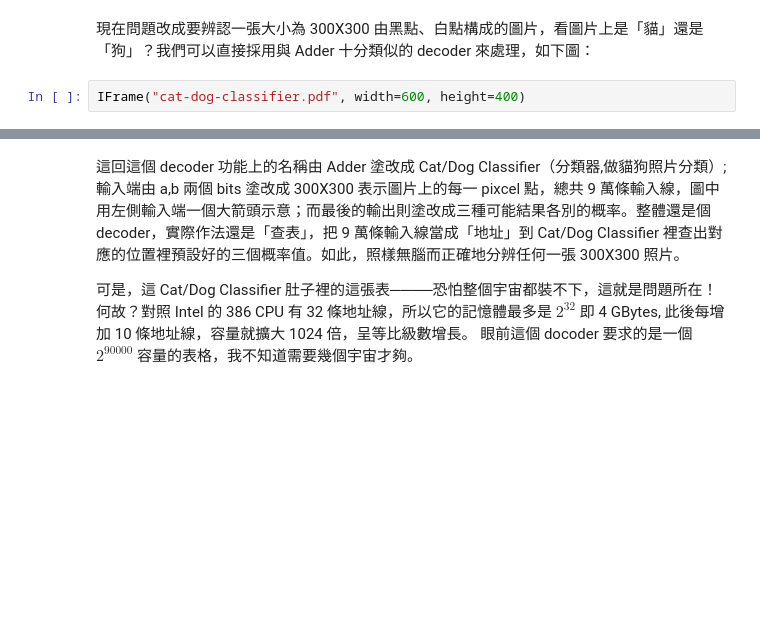
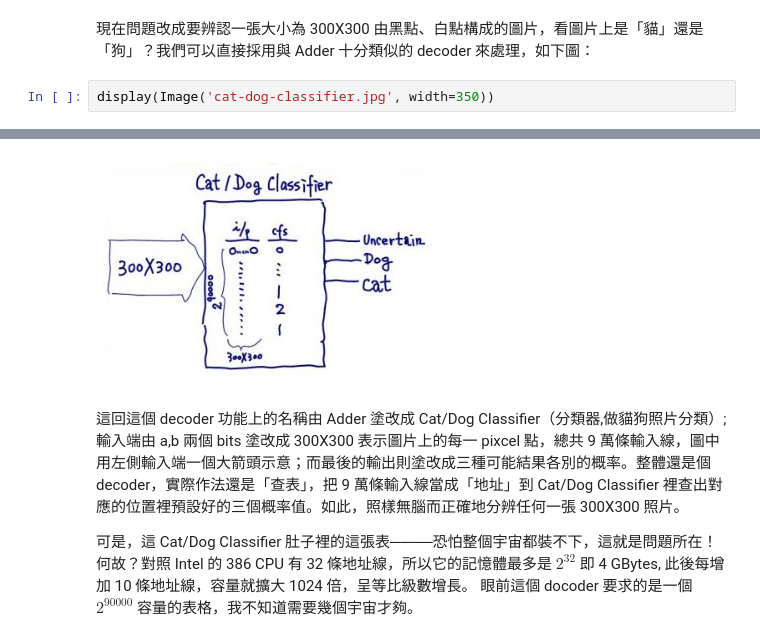
Before and after one commit to hcchengithub/Iris-Neural-Network, a Jupyter notebook: fundamentals of neural networks/fundamentals of neural networks.ipynb, the cells around one changed output, grey strips where cells are left out. Cells and saved outputs as stored; diff of their text form; blank space fills up the shorter version.

```diff
--- a/fundamentals of neural networks/fundamentals of neural networks.ipynb
+++ b/fundamentals of neural networks/fundamentals of neural networks.ipynb
@@ -17,5 +17,5 @@ from IPython.display import IFrame; IFrame("adder.pdf", width=600, height=400)
 # %% [markdown]
 現在問題改成要辨認一張大小為 300X300 由黑點、白點構成的圖片，看圖片上是「貓」還是「狗」？我們可以直接採用與 Adder 十分類似的 decoder 來處理，如下圖：
 # %%
-IFrame("cat-dog-classifier.pdf", width=600, height=400)
+display(Image('cat-dog-classifier.jpg', width=350))
 # %% [output]
@@ -23,3 +22,4 @@ IFrame("cat-dog-classifier.pdf", width=600, height=400)
+[figure, added]
 # %% [markdown]
 這回這個 decoder 功能上的名稱由 Adder 塗改成 Cat/Dog Classifier（分類器,做貓狗照片分類）; 輸入端由 a,b 兩個 bits 塗改成 300X300 表示圖片上的每一 pixcel 點，總共 9 萬條輸入線，圖中用左側輸入端一個大箭頭示意；而最後的輸出則塗改成三種可能結果各別的概率。整體還是個 decoder，實際作法還是「查表」，把 9 萬條輸入線當成「地址」到 Cat/Dog Classifier 裡查出對應的位置裡預設好的三個概率值。如此，照樣無腦而正確地分辨任何一張 300X300 照片。
 
```
Also changed, not shown: parts of 10 cells of this notebook, 3 other files.
